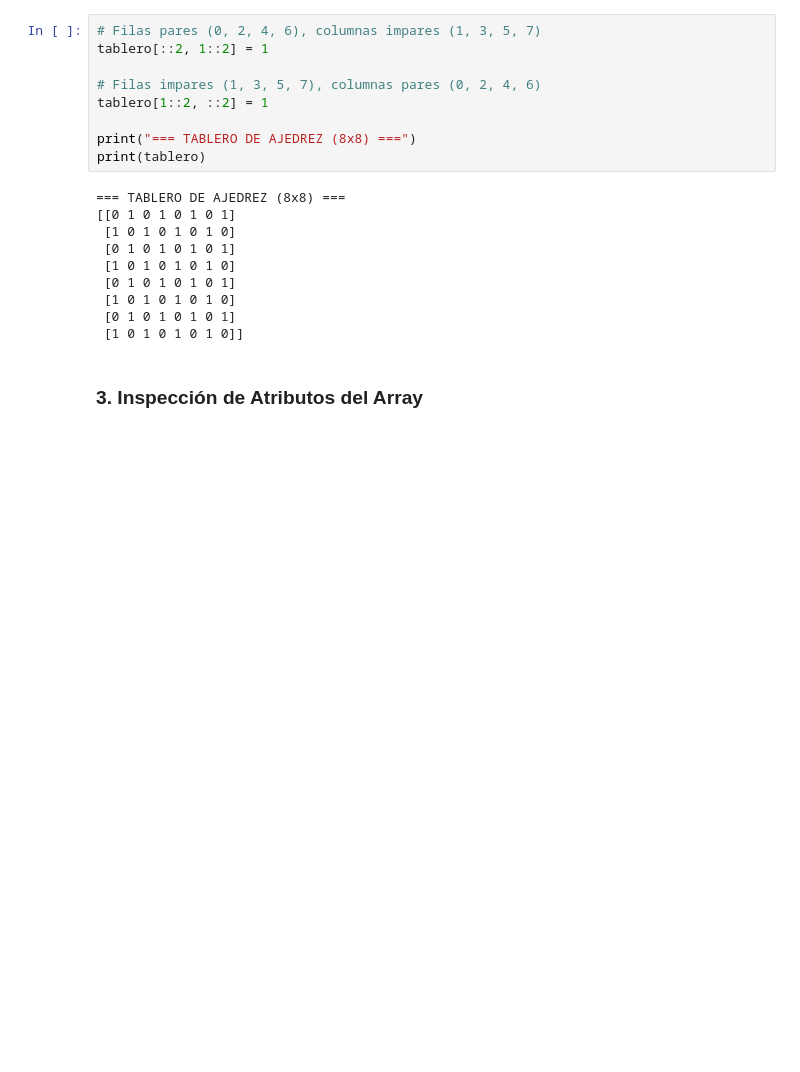
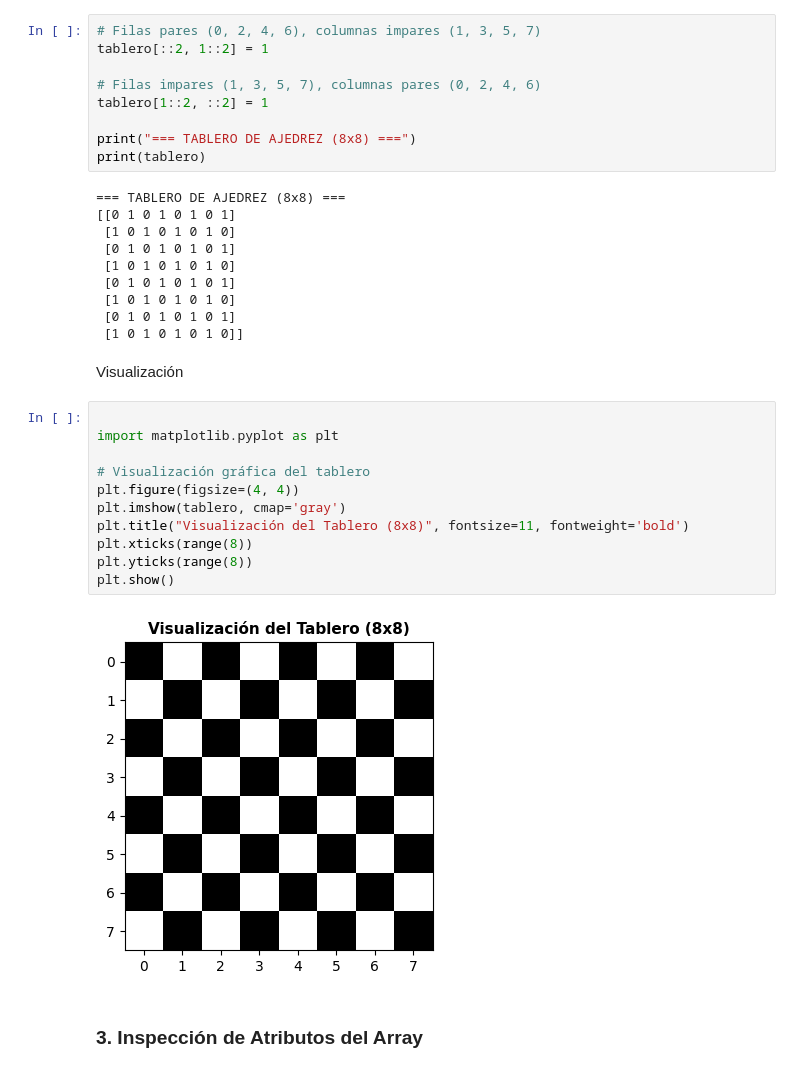
Before and after one commit to HiromiAl/Equipo_1_Curso_Pandas, a Jupyter notebook: Mision_Práctica_El_Tablero_de_Ajedrez.ipynb, the cells around one changed output. Cells and saved outputs as stored; diff of their text form; blank space fills up the shorter version.

```diff
--- a/Mision_Práctica_El_Tablero_de_Ajedrez.ipynb
+++ b/Mision_Práctica_El_Tablero_de_Ajedrez.ipynb
@@ -28,6 +28,21 @@ print(tablero)
  [1 0 1 0 1 0 1 0]
  [0 1 0 1 0 1 0 1]
  [1 0 1 0 1 0 1 0]]
+# %% [markdown]
+Visualización
+# %%
+
+import matplotlib.pyplot as plt
+
+# Visualización gráfica del tablero
+plt.figure(figsize=(4, 4))
+plt.imshow(tablero, cmap='gray')
+plt.title("Visualización del Tablero (8x8)", fontsize=11, fontweight='bold')
+plt.xticks(range(8))
+plt.yticks(range(8))
+plt.show()
+# %% [output]
+[figure, added]
 # %% [markdown]
 ### 3. Inspección de Atributos del Array
 # %%
```
Also changed, not shown: parts of 2 cells of this notebook.
